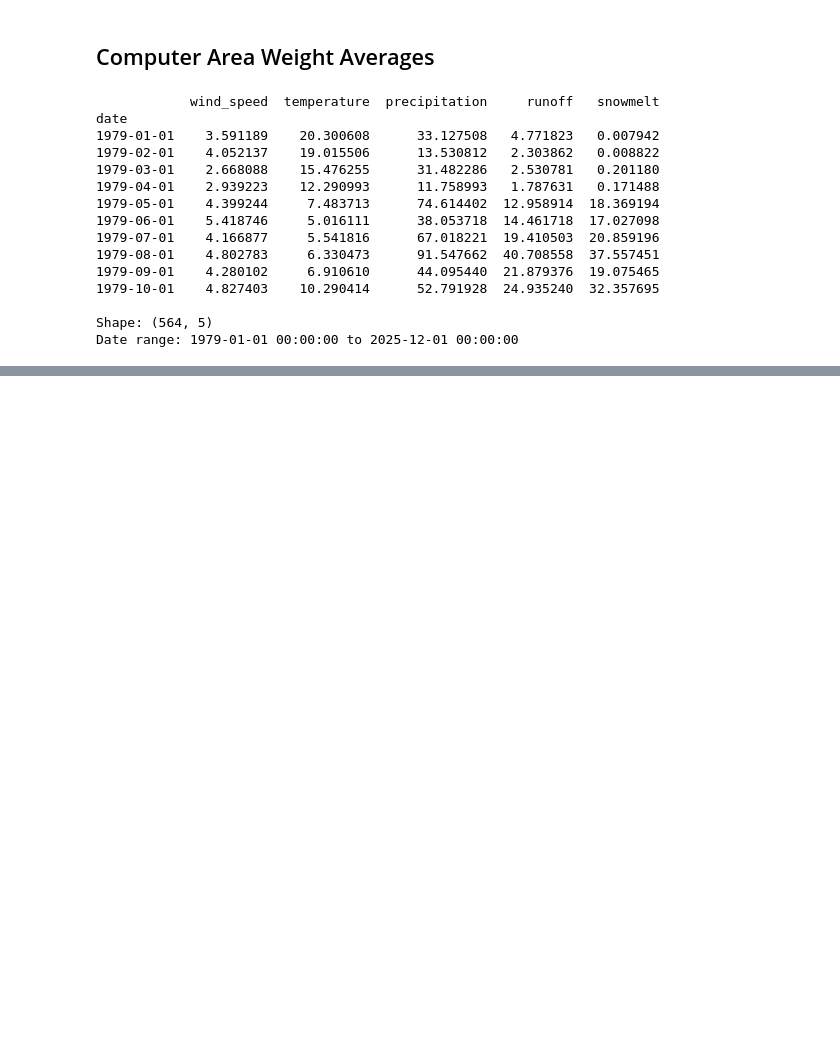
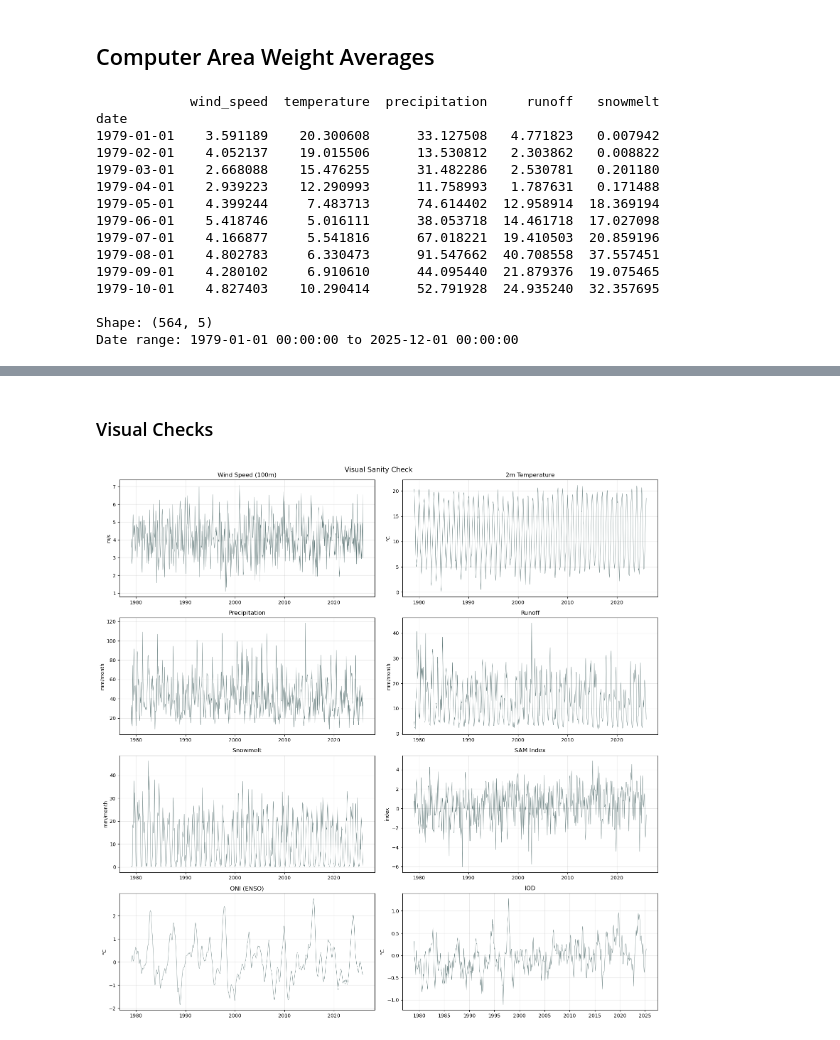
Before and after one commit to sgosmyt2/patagonia-energy-drought, a Jupyter notebook: notebooks/data_collection.ipynb, the cells around one changed output, grey strips where cells are left out. Cells and saved outputs as stored; diff of their text form; code cells hidden in the pictures; blank space fills up the shorter version.

```diff
--- a/notebooks/data_collection.ipynb
+++ b/notebooks/data_collection.ipynb
@@ -290,0 +508,17 @@ Date range: 1979-01-01 00:00:00 to 2025-12-01 00:00:00
+# %%
+# Make sure all dataframes are datetime with day = 1
+df_era5.index = pd.to_datetime(df_era5.index).to_period("M").to_timestamp()
+sam_monthly.index = pd.to_datetime(sam_monthly.index).to_period("M").to_timestamp()
+oni_monthly.index = pd.to_datetime(oni_monthly.index).to_period("M").to_timestamp()
+iod_monthly.index = pd.to_datetime(iod_monthly.index).to_period("M").to_timestamp()
+
+df_combined = df_era5.copy()
+df_combined = df_combined.join(sam_monthly, how="left")
+df_combined = df_combined.join(oni_monthly, how="left")
+df_combined = df_combined.join(iod_monthly, how="left")
+
+print(f"Combined dataset shape: {df_combined.shape}")
+print(f"Date range: {df_combined.index[0]} to {df_combined.index[-1]}")
+print("\nMissing values per column:")
+print(df_combined.isna().sum())
+print(f"\n{df_combined.head()}")
@@ -290,0 +613,37 @@ Date range: 1979-01-01 00:00:00 to 2025-12-01 00:00:00
+# %% [markdown]
+### Visual Checks
+# %%
+fig, axes = plt.subplots(4, 2, figsize=(16, 16))
+
+variables_to_plot = [
+    ("wind_speed", "m/s", "Wind Speed (100m)"),
+    ("temperature", "°C", "2m Temperature"),
+    ("precipitation", "mm/month", "Precipitation"),
+    ("runoff", "mm/month", "Runoff"),
+    ("snowmelt", "mm/month", "Snowmelt"),
+    ("sam", "index", "SAM Index"),
+    ("oni", "°C", "ONI (ENSO)"),
+    ("iod", "°C", "IOD"),
+]
+
+for ax, (var, unit, title) in zip(axes.flat, variables_to_plot):
+    if var in df_combined.columns:
+        ax.plot(
+            df_combined.index,
+            df_combined[var],
+            color="darkslategrey",
+            linewidth=0.5,
+            alpha=0.8,
+        )
+        ax.set_title(title)
+        ax.set_ylabel(unit)
+        ax.grid(True, alpha=0.3)
+    else:
+        ax.set_visible(False)
+
+plt.suptitle("Visual Sanity Check", fontsize=14)
+plt.tight_layout()
+plt.savefig("../results/figures/raw_sanity_check.png", dpi=150, bbox_inches="tight")
+plt.show()
+# %% [output]
+[figure, added]
```
Also changed, not shown: parts of 27 cells of this notebook, 7 other files.
